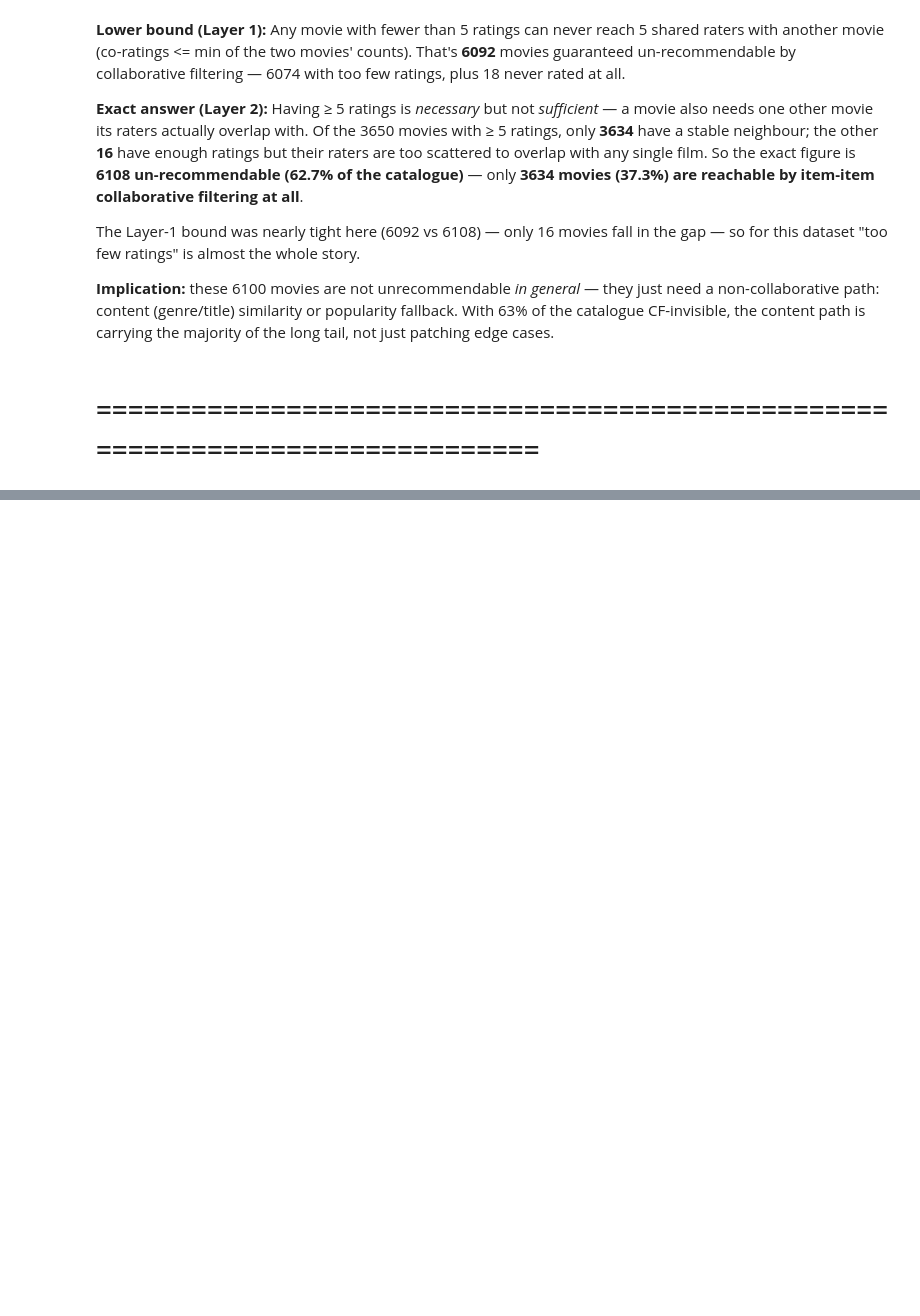
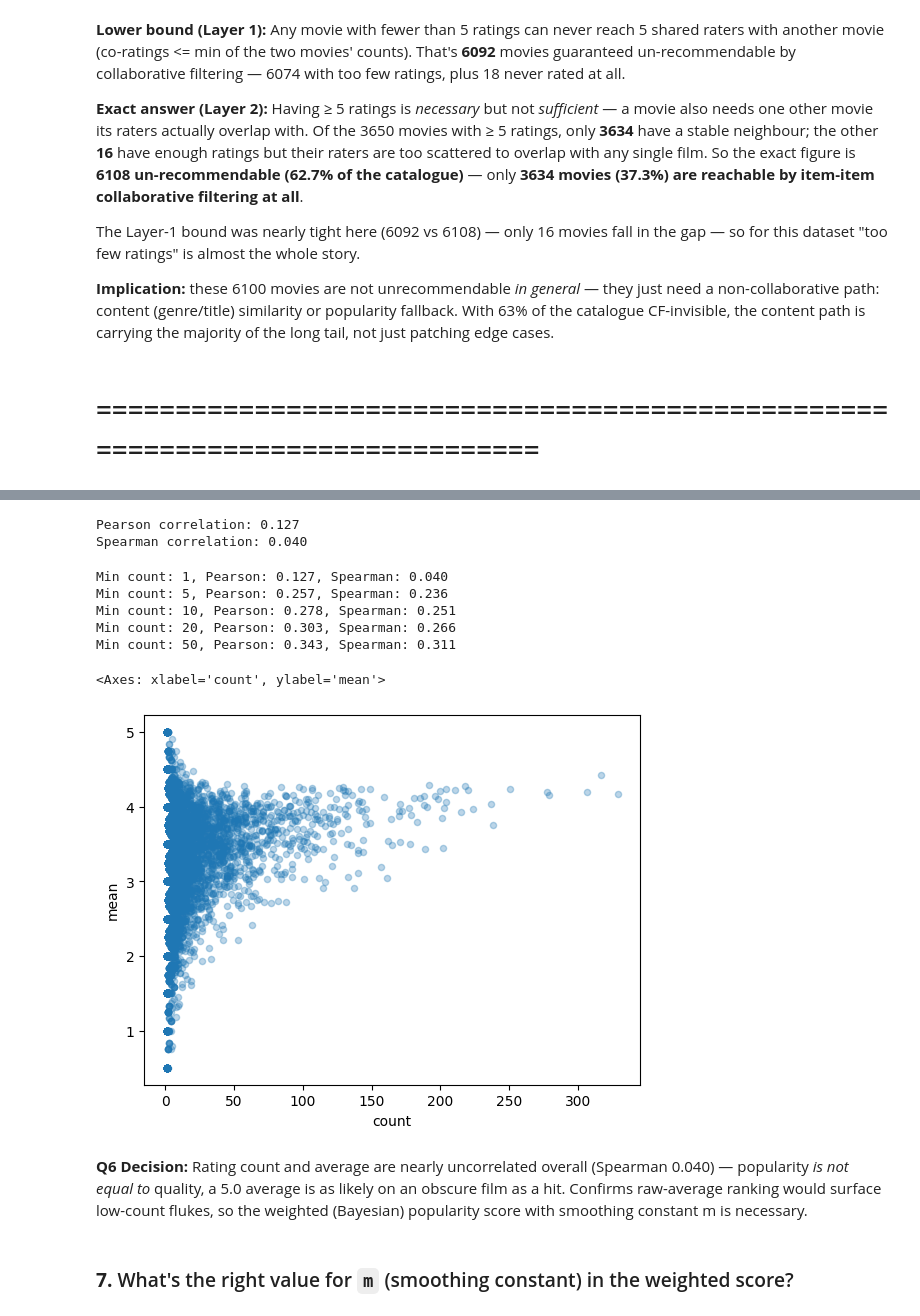
Before and after one commit to Bukunmi2108/givemore, a Jupyter notebook: pipeline/explore.ipynb, the cells around one changed output, grey strips where cells are left out. Saved outputs shown, nothing was run; the diff lists cells and outputs as text; code cells hidden in the pictures; blank space fills up the shorter version.

```diff
--- a/pipeline/explore.ipynb
+++ b/pipeline/explore.ipynb
@@ -182,0 +259,3 @@ The Layer-1 bound was nearly tight here (6092 vs 6108) — only 16 movies fall i
+# %%
+ratings_per_movie = ratings.groupby("movieId")["rating"].agg(["count", "mean"])
+ratings_per_movie.sort_values("count", ascending=False).head(10)
@@ -182,0 +275,43 @@ The Layer-1 bound was nearly tight here (6092 vs 6108) — only 16 movies fall i
+# %%
+pearson_corr = ratings_per_movie["count"].corr(
+    ratings_per_movie["mean"],
+    method="pearson"
+)
+
+spearman_corr = ratings_per_movie["count"].corr(
+    ratings_per_movie["mean"],
+    method="spearman"
+)
+
+print(f"Pearson correlation: {pearson_corr:.3f}")
+print(f"Spearman correlation: {spearman_corr:.3f}")
+# %% [output]
+Pearson correlation: 0.127
+Spearman correlation: 0.040
+# %%
+for min_count in [1, 5, 10, 20, 50]:
+    subset = ratings_per_movie[ratings_per_movie["count"] >= min_count]
+
+    pearson = subset["count"].corr(subset["mean"], method="pearson")
+    spearman = subset["count"].corr(subset["mean"], method="spearman")
+    print(f"Min count: {min_count}, Pearson: {pearson:.3f}, Spearman: {spearman:.3f}")
+# %% [output]
+Min count: 1, Pearson: 0.127, Spearman: 0.040
+Min count: 5, Pearson: 0.257, Spearman: 0.236
+Min count: 10, Pearson: 0.278, Spearman: 0.251
+Min count: 20, Pearson: 0.303, Spearman: 0.266
+Min count: 50, Pearson: 0.343, Spearman: 0.311
+# %%
+ratings_per_movie.plot(
+    kind="scatter",
+    x="count",
+    y="mean",
+    alpha=0.3,
+)
+# %% [output]
+<Axes: xlabel='count', ylabel='mean'>
+[figure, added]
+# %% [markdown]
+**Q6 Decision:** Rating count and average are nearly uncorrelated overall (Spearman 0.040) — popularity _is not equal to_ quality, a 5.0 average is as likely on an obscure film as a hit. Confirms raw-average ranking would surface low-count flukes, so the weighted (Bayesian) popularity score with smoothing constant m is necessary.
+# %% [markdown]
+### **7.** What's the right value for `m` (smoothing constant) in the weighted score?
```
Also changed, not shown: parts of 20 cells of this notebook.
